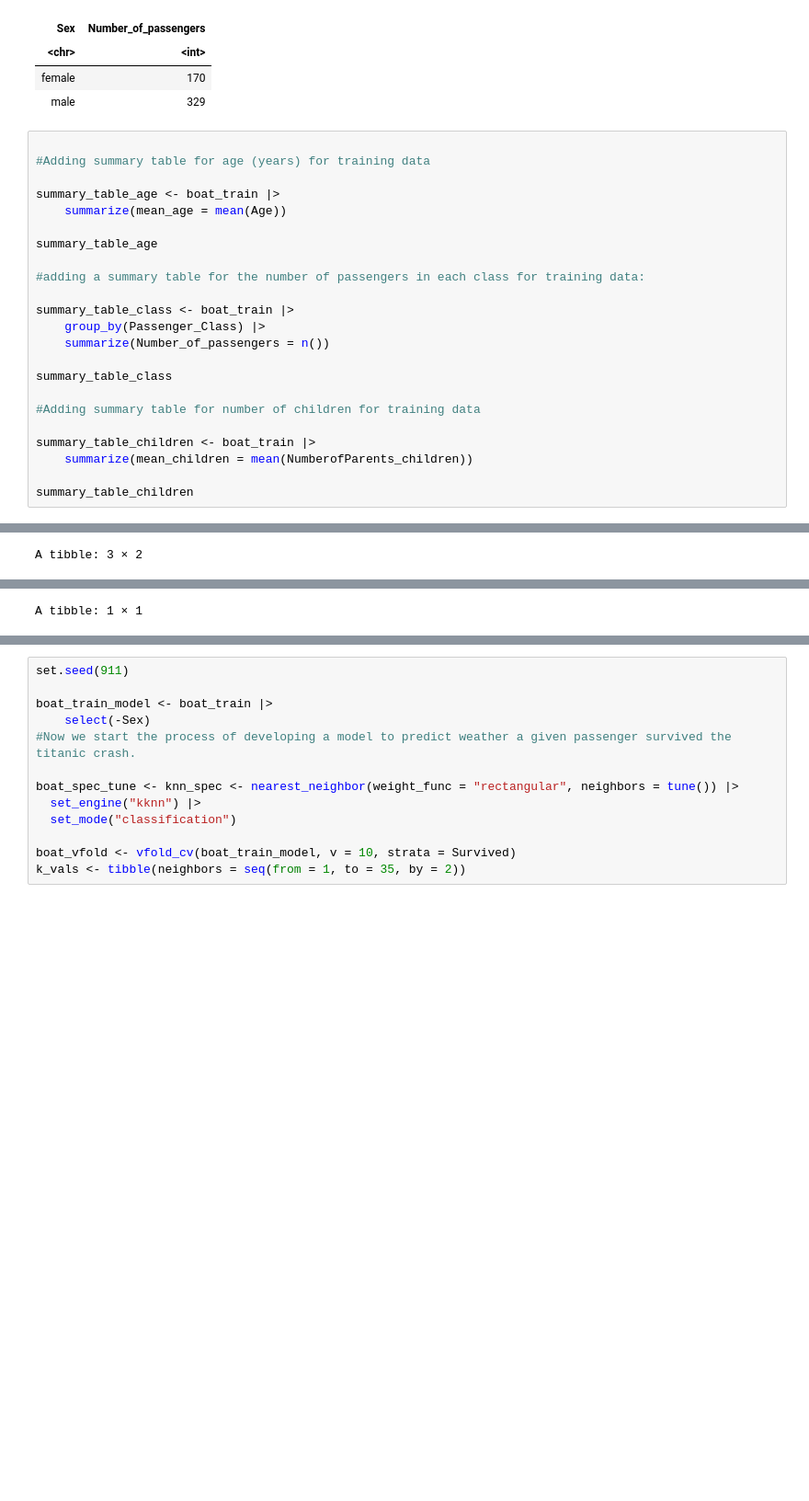
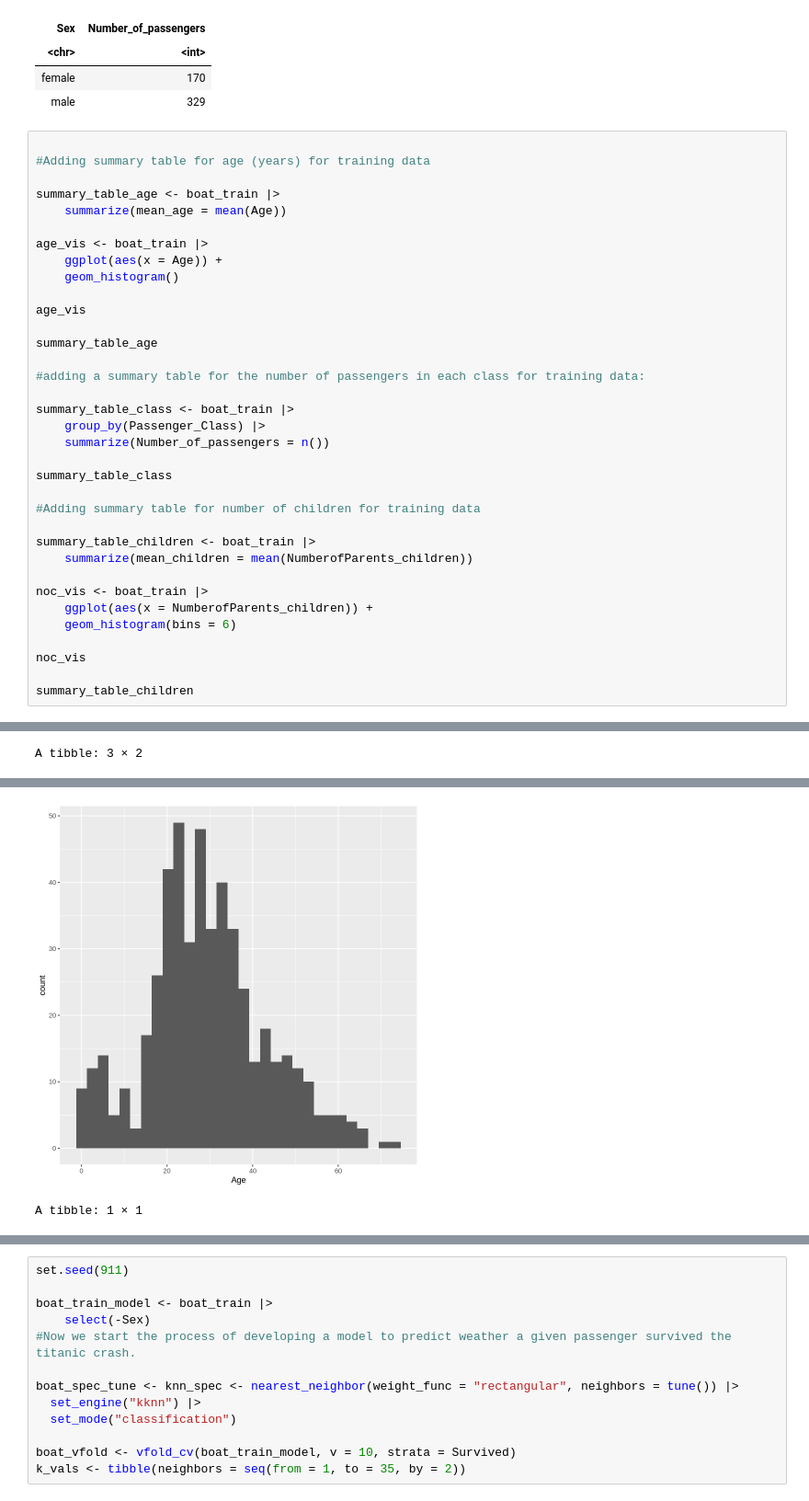
Before and after one commit to zhang17s/DSCI-100-Group-Project-, a Jupyter notebook: Proposal.ipynb, the cells around one changed output, grey strips where cells are left out. Shown at 92% size. Cells and saved outputs as stored; diff of their text form; blank space fills up the shorter version.

```diff
--- a/Proposal.ipynb
+++ b/Proposal.ipynb
@@ -163,6 +163,12 @@ A tibble: 2 × 2
 
 summary_table_age <- boat_train |>
     summarize(mean_age = mean(Age))
+
+age_vis <- boat_train |>
+    ggplot(aes(x = Age)) +
+    geom_histogram()
+
+age_vis
 
 summary_table_age
 
@@ -179,5 +185,11 @@ summary_table_class
 summary_table_children <- boat_train |>
     summarize(mean_children = mean(NumberofParents_children))
 
+noc_vis <- boat_train |>
+    ggplot(aes(x = NumberofParents_children)) +
+    geom_histogram(bins = 6)
+
+noc_vis
+
 summary_table_children
 # %% [output]
@@ -185,13 +198,14 @@ A tibble: 1 × 1
 | mean_age |
 | <dbl> |
 | 29.34435 |
-A tibble: 3 × 2
+A tibble: 3 × 2
 | Passenger_Class | Number_of_passengers |
 | <dbl> | <int> |
 | 1 | 125 |
 | 2 | 124 |
 | 3 | 250 |
-A tibble: 1 × 1
+[figure, added]
+A tibble: 1 × 1
 | mean_children |
 | <dbl> |
 | 0.4268537 |
```
Also changed, not shown: parts of 1 cell of this notebook.
